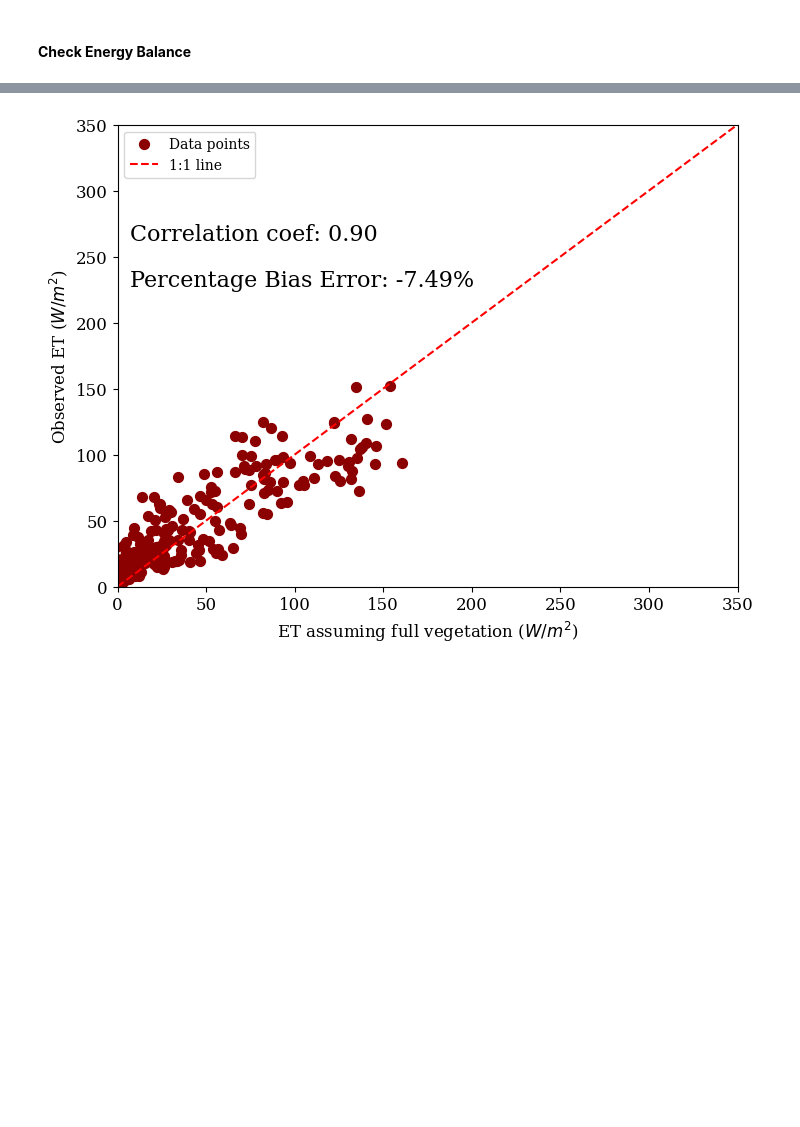
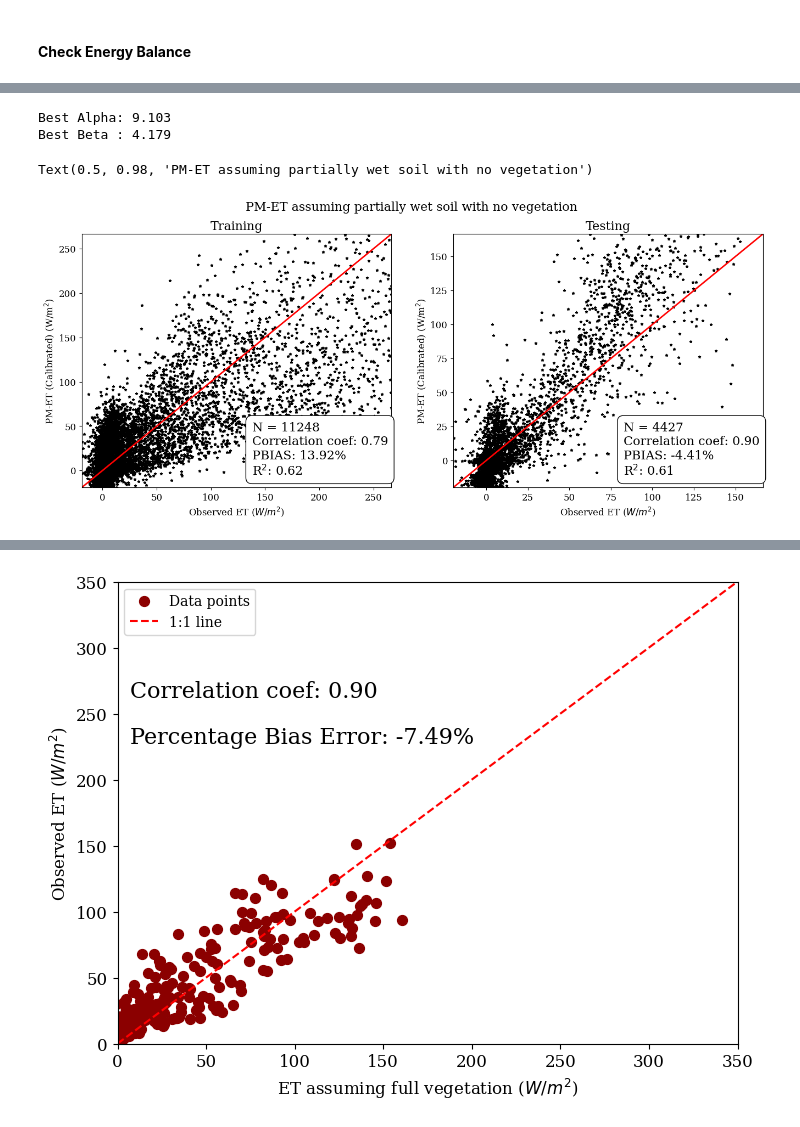
Before and after one commit to praghav444/CEE491-591-Process-Hydrology-Tutorials, a Jupyter notebook: Penman-Monteith-based-ET-Modeling-Tutorial.ipynb, the cells around one changed output, grey strips where cells are left out. Drawn from its saved outputs; the diff is of its cells as text; code cells hidden in the pictures; blank space fills up the shorter version.

```diff
--- a/Penman-Monteith-based-ET-Modeling-Tutorial.ipynb
+++ b/Penman-Monteith-based-ET-Modeling-Tutorial.ipynb
@@ -470,3 +463,52 @@ plt.show()
+# %%
+# Let's calibrate soil conductance parameters; alpha and beta
+theta = data['SM'].values / 100.0
+ET_obs = data['LE'].values
+
+# Train-test split
+n = len(theta)
+split = int(0.7 * n)
+train_idx = np.arange(split)
+test_idx  = np.arange(split, n)
+
+def compute_ET(alpha, beta):
+    gsoil = 1 / np.exp(alpha - beta * theta / theta_s)   # Soil conductance (m/s)
+    ET_pred = (delta*(Rn-G) + rho_air*Cp*(es-ea)*gh)/(delta + psyc_const*(1+gh/gsoil))
+    return ET_pred
+
+# ---------------------------------------------------
+# Grid Search Calibration (Training only)
+# ---------------------------------------------------
+alpha_range = np.linspace(3, 10, 40)
+beta_range  = np.linspace(1, 5, 40)
+
+best_loss = np.inf
+best_alpha, best_beta = None, None
+
+for a in alpha_range:
+    for b in beta_range:
+        ET_pred = compute_ET(a, b)[train_idx]
+        obs_f, pred_f, _, _ = remove_outliers(ET_obs[train_idx], ET_pred)
+        loss = np.mean((obs_f - pred_f)**2)
+        if loss < best_loss:
+            best_loss = loss
+            best_alpha, best_beta = a, b
+
+print(f"Best Alpha: {best_alpha:.3f}")
+print(f"Best Beta : {best_beta:.3f}")
+
+# Predictions using calibrated parameters
+ET_best = compute_ET(best_alpha, best_beta)
+
+fig, axes = plt.subplots(1, 2, figsize=(16,6))
+make_plot(ET_obs[train_idx],ET_best[train_idx],case_lable=r"PM-ET (Calibrated)",period_label="Training",ax=axes[0])
+make_plot(ET_obs[test_idx],ET_best[test_idx],case_lable=r"PM-ET (Calibrated)",period_label="Testing",ax=axes[1])
+fig.suptitle(r"PM-ET assuming partially wet soil with no vegetation", fontsize=16)
+# %% [output]
+Best Alpha: 9.103
+Best Beta : 4.179
+Text(0.5, 0.98, 'PM-ET assuming partially wet soil with no vegetation')
+[figure, added]
 # %% [markdown]
 ## **Case 3: Soil fully covered with vegetation**
 ![temp.PNG](https://github.com/praghav444/CEE491-591-Process-Hydrology-Tutorials/blob/main/temp.PNG?raw=1)
```
Also changed, not shown: parts of 12 cells of this notebook.
